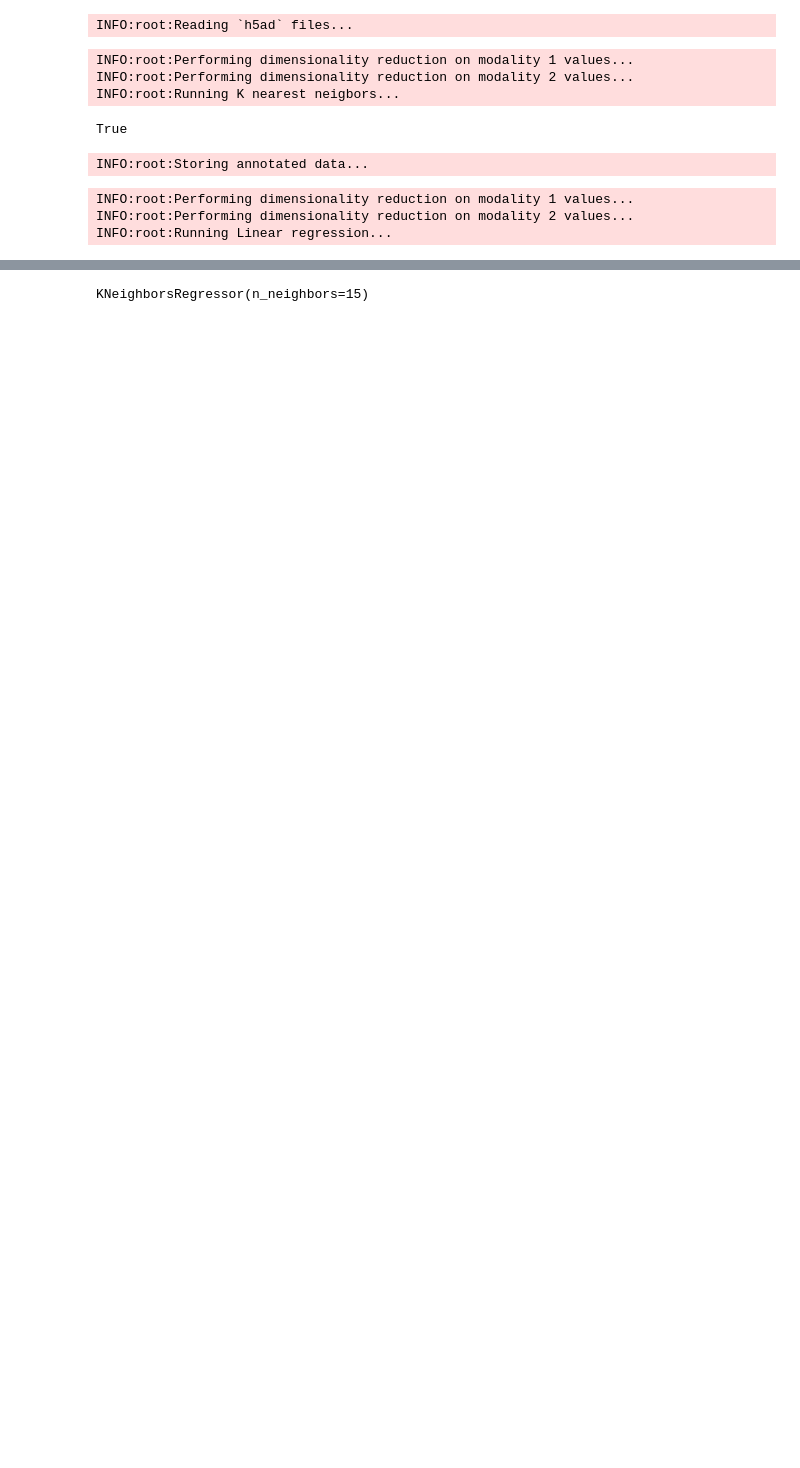
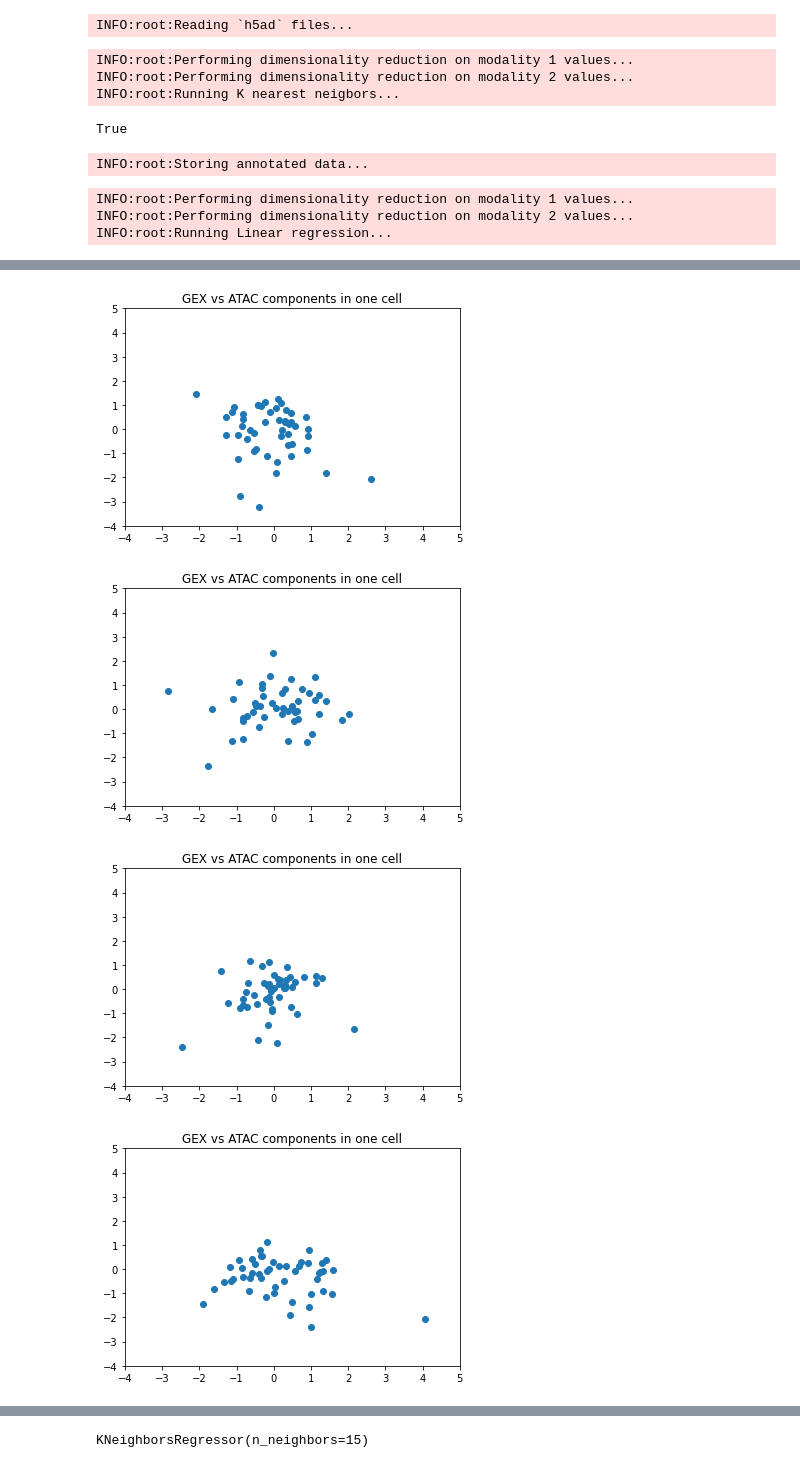
Before and after one commit to mmccown5/QCM_project, a Jupyter notebook: script.ipynb, the cells around one changed output, grey strips where cells are left out. Cells and saved outputs as stored; diff of their text form; code cells hidden in the pictures; blank space fills up the shorter version.

```diff
--- a/script.ipynb
+++ b/script.ipynb
@@ -118,0 +172,15 @@ INFO:root:Running Linear regression...
+# %%
+for i in [0,5,10,150]:
+    plt.scatter(m1_tr.iloc[[i]], m1_te.iloc[[i]])
+    plt.title("GEX vs ATAC components in one cell")
+
+    axes = plt.gca()
+    axes.set_xlim([-4,5])
+    axes.set_ylim([-4,5])
+
+    plt.show()
+# %% [output]
+[figure, added]
+[figure, added]
+[figure, added]
+[figure, added]
```
Also changed, not shown: parts of 22 cells of this notebook, 3 other files.
